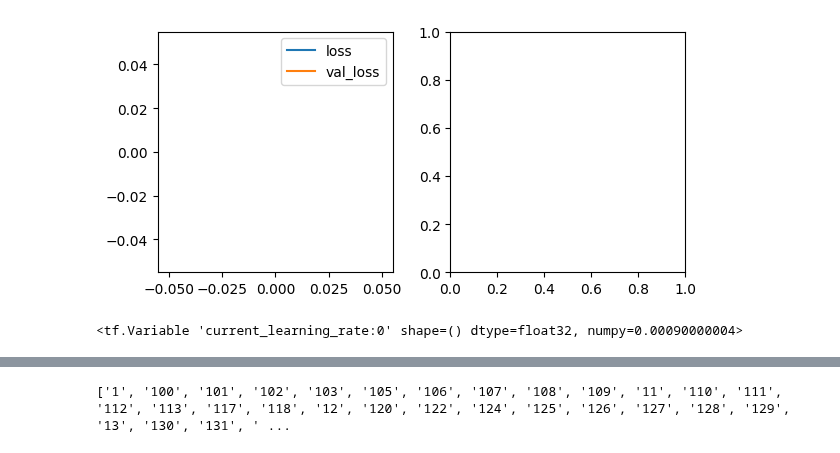
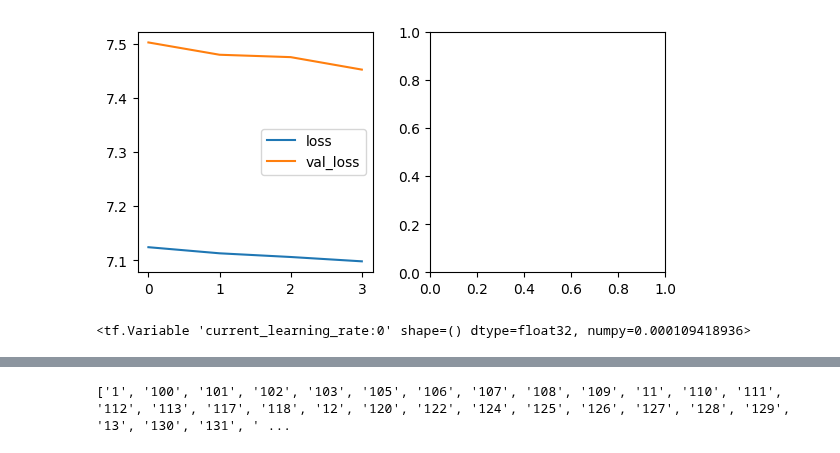
Before and after one commit to DavidBaldsiefen/splid-challenge, a Jupyter notebook: node_localizer.ipynb, the cells around one changed output, grey strips where cells are left out. Saved outputs shown, nothing was run; the diff lists cells and outputs as text; code cells hidden in the pictures.

```diff
--- a/node_localizer.ipynb
+++ b/node_localizer.ipynb
@@ -40,22 +40,23 @@ input_features_reduced = ['Eccentricity', 'Semimajor Axis (m)', 'Inclination (de
 ew_input_features = ['Eccentricity', 'Semimajor Axis (m)', 'Argument of Periapsis (deg)', 'Longitude (deg)', 'Altitude (m)']
 #ew_input_features = ['Eccentricity', 'Longitude (deg)', 'Latitude (deg)']
 
-ns_input_features = ['Eccentricity', 'Semimajor Axis (m)', 'RAAN (deg)', 'Inclination (deg)', 'Latitude (deg)', 'Altitude (m)']
+ns_input_features = ['Eccentricity', 'Semimajor Axis (m)', 'RAAN (deg)', 'Inclination (deg)', 'Latitude (deg)']
 
 
 utils.set_random_seed(42)
-ds_gen_ew = datahandler.DatasetGenerator(split_df=split_dataframes, input_features=ew_input_features,
+# ds_gen_ew = datahandler.DatasetGenerator(split_df=split_dataframes, input_features=ew_input_features,
+#                                       with_labels=True, pad_location_labels=0,
+#                                       nonbinary_padding=[120.0, 80.0, 60.0, 40.0, 20.0],
+#                                       train_val_split=0.8, input_stride=1, padding='none',
+#                                       transform_features=True,
+#                                       input_history_steps=12, input_future_steps=12, seed=69)
+
+ds_gen_ns = datahandler.DatasetGenerator(split_df=split_dataframes, input_features=ns_input_features,
                                       with_labels=True, pad_location_labels=0,
                                       nonbinary_padding=[120.0, 80.0, 60.0, 40.0, 20.0],
                                       train_val_split=0.8, input_stride=1, padding='none',
                                       transform_features=True,
                                       input_history_steps=12, input_future_steps=12, seed=69)
-
-# ds_gen_ns = datahandler.DatasetGenerator(split_df=split_dataframes, input_features=ns_input_features,
-#                                       with_labels=True, pad_location_labels=2,
-#                                       train_val_split=0.8, input_stride=4, padding='none',
-#                                       transform_features=True,
-#                                       input_history_steps=80, input_future_steps=80, seed=69)
 # %% [output]
 =========================Creating Generator=======================
 Seed: 69
@@ -91,9 +92,9 @@ print(train_ew.element_spec)
 
 model_ew = prediction_models.Dense_NN_regression(val_ew, conv1d_layers=[], dense_layers=[64,32,4],
                                                  l2_reg=0.0, mixed_dropout=0.2,
-                                                 lr_scheduler=[0.001,10000,0.9],
+                                                 lr_scheduler=[0.001,15000,0.9],
                                                  final_activation='relu',
                                                  seed=0)
 
 model_ew.summary()
-hist = model_ew.fit(train_ew, val_ds=val_ew, epochs=25, verbose=1, plot_hist=True, callbacks=[])
+hist = model_ew.fit(train_ew, val_ds=val_ew, epochs=35, verbose=1, plot_hist=True, callbacks=[])
@@ -119,4 +270,4 @@ Evaluating model:
 # %%
-hist = model_ew.fit(train_ew, val_ds=val_ew, epochs=1, verbose=1, plot_hist=True, callbacks=[])
+hist = model_ew.fit(train_ew, val_ds=val_ew, epochs=5, verbose=1, plot_hist=True, callbacks=[])
 # %% [output]
 Starting training. Optimizing "val_accuracy"
@@ -128,8 +287,8 @@ Evaluating model:
-[figure, old version]
+[figure, new version]
 # %%
 print(model_ew.model.optimizer.learning_rate)
 # %% [output]
-<tf.Variable 'current_learning_rate:0' shape=() dtype=float32, numpy=0.00090000004>
+<tf.Variable 'current_learning_rate:0' shape=() dtype=float32, numpy=0.000109418936>
 # %%
 train_ns, val_ns = ds_gen_ns.get_datasets(512, label_features=['NS_Node_Location'], shuffle=True, stride=1)
 
```
Also changed, not shown: parts of 13 cells of this notebook, 4 other files.
